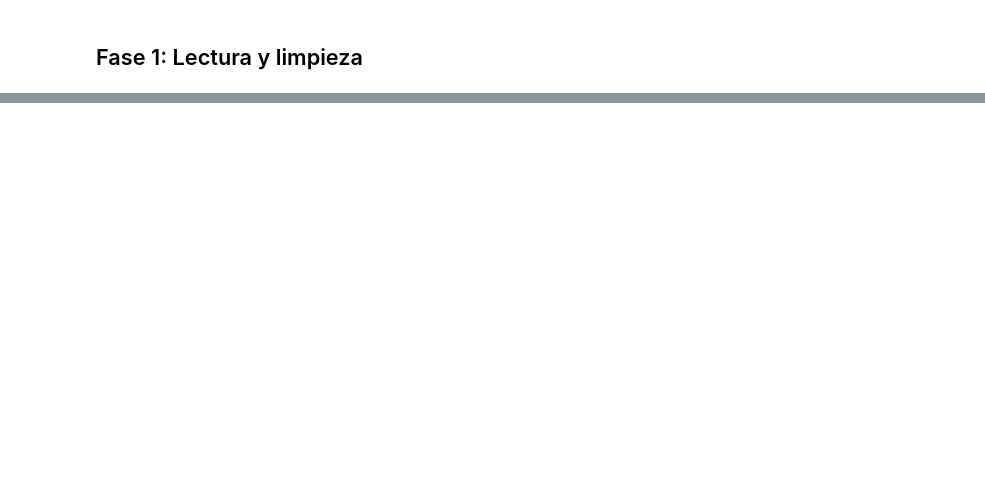
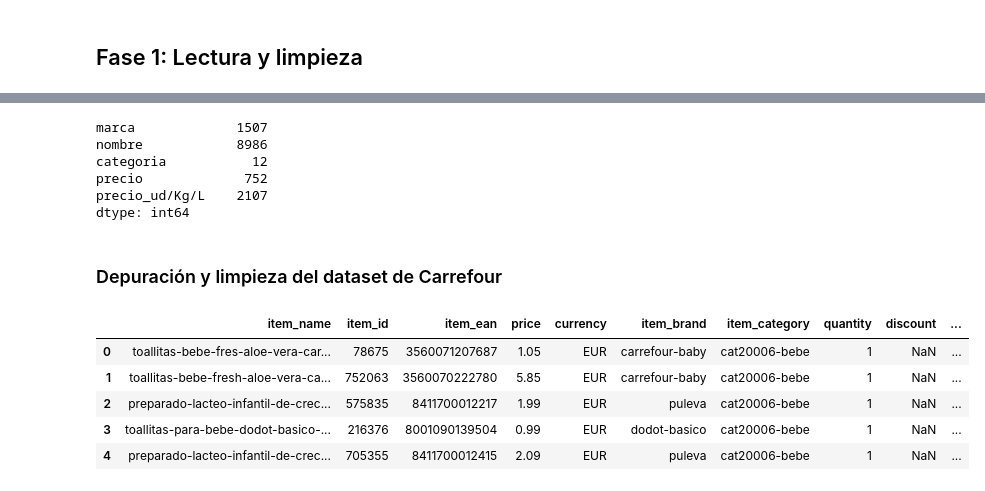
Before and after one commit to Meferal/EDA_supermercados, a Jupyter notebook: EDA_supermercados.ipynb, the cells around one changed output, grey strips where cells are left out. Saved outputs shown, nothing was run; the diff lists cells and outputs as text; code cells hidden in the pictures; blank space fills up the shorter version.

Commit message:
limpieza de datos

```diff
--- a/EDA_supermercados.ipynb
+++ b/EDA_supermercados.ipynb
@@ -12,7 +21,12 @@ import matplotlib.pyplot as plt
 import seaborn as sns
 import plotly.graph_objects as go
 import warnings
+
+from utils import *
+
 warnings.filterwarnings("ignore")   # Restringir la aparicion de warnings
+
+pd.options.display.float_format = '{:.2f}'.format
 # %%
 # Importar los datasets bajo el nombre df_supermercado_raw
 
@@ -38,0 +346,9 @@ df_mercadona_raw.head()
+# %%
+df_Consum.nunique()
+# %% [output]
+marca             1507
+nombre            8986
+categoria           12
+precio             752
+precio_ud/Kg/L    2107
+dtype: int64
@@ -38,0 +359,12 @@ df_mercadona_raw.head()
+# %% [markdown]
+### Depuración y limpieza del dataset de Carrefour
+# %%
+# Visualización del dataset para entenderlo y ver depuración de los datos necesita
+df_carrefour_raw.head()
+# %% [output]
+|  | item_name | item_id | item_ean | price | currency | item_brand | item_category | quantity | discount | ... |
+| 0 | toallitas-bebe-fres-aloe-vera-car... | 78675 | 3560071207687 | 1.05 | EUR | carrefour-baby | cat20006-bebe | 1 | NaN | ... |
+| 1 | toallitas-bebe-fresh-aloe-vera-ca... | 752063 | 3560070222780 | 5.85 | EUR | carrefour-baby | cat20006-bebe | 1 | NaN | ... |
+| 2 | preparado-lacteo-infantil-de-crec... | 575835 | 8411700012217 | 1.99 | EUR | puleva | cat20006-bebe | 1 | NaN | ... |
+| 3 | toallitas-para-bebe-dodot-basico-... | 216376 | 8001090139504 | 0.99 | EUR | dodot-basico | cat20006-bebe | 1 | NaN | ... |
+| 4 | preparado-lacteo-infantil-de-crec... | 705355 | 8411700012415 | 2.09 | EUR | puleva | cat20006-bebe | 1 | NaN | ... |
```
Also changed, not shown: parts of 37 cells of this notebook, 4 other files.
